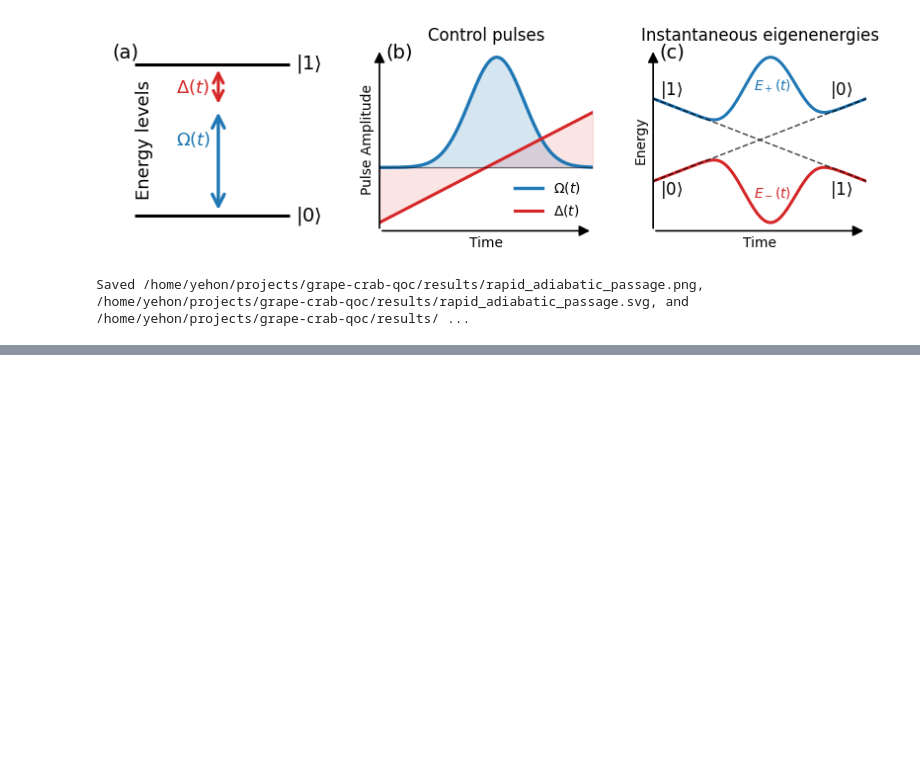
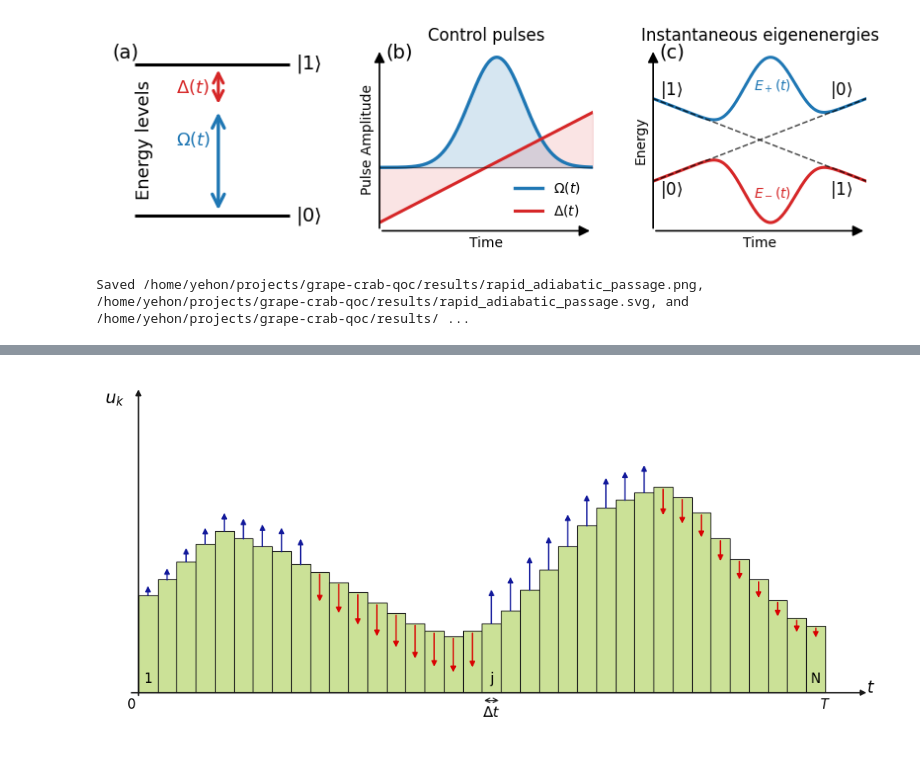
Before and after one commit to Zolti94/HB-GRAPE-qoc, a Jupyter notebook: notebooks/introduction_figs.ipynb, the cells around one changed output, grey strips where cells are left out. Drawn from its saved outputs; the diff is of its cells as text; code cells hidden in the pictures; blank space fills up the shorter version.

```diff
--- a/notebooks/introduction_figs.ipynb
+++ b/notebooks/introduction_figs.ipynb
@@ -281,0 +286,86 @@ Saved /home/yehon/projects/grape-crab-qoc/results/rapid_adiabatic_passage.png, /
+# %%
+import numpy as np
+import matplotlib.pyplot as plt
+
+# Visualize the piecewise-constant control updates in GRAPE
+amps = np.array([
+    0.38, 0.44, 0.51, 0.58, 0.63, 0.60, 0.57, 0.55, 0.50, 0.47,
+    0.43, 0.39, 0.35, 0.31, 0.27, 0.24, 0.22, 0.24, 0.27, 0.32,
+    0.40, 0.48, 0.57, 0.65, 0.72, 0.75, 0.78, 0.80, 0.76, 0.70,
+    0.60, 0.52, 0.44, 0.36, 0.29, 0.26
+])
+directions = np.sign(np.sin(np.linspace(0, 4 * np.pi, len(amps))))
+
+n_bins = len(amps)
+width = 1.0 / n_bins
+edges = np.linspace(0.0, 1.0, n_bins, endpoint=False)
+fig, ax = plt.subplots(figsize=(10, 5))
+FIG_GRAPE_PULSE = fig
+fig.patch.set_facecolor('white')
+ax.set_facecolor("#ffffff")
+
+norm = (amps - amps.min()) / (amps.max() - amps.min())
+bar_colors = plt.cm.viridis(0.2 + 0.6 * norm)
+ax.bar(
+    edges,
+    amps,
+    width=width,
+    align='edge',
+    color="#cbe197",
+    edgecolor='#1a1a1a',
+    linewidth=0.8
+)
+
+for idx, (amp, direction) in enumerate(zip(amps, directions)):
+    x_center = edges[idx] + 0.5 * width
+    if direction >= 0:
+        start_y = amp - 0.01
+        end_y = start_y  + np.sin(np.pi * (idx + 0.5) / n_bins) * 0.1 + 0.05
+        arrow_color = "#12199b"
+    else:
+        start_y = amp
+        end_y = start_y  - np.sin(np.pi * (idx + 0.5) / n_bins) * 0.1 - 0.05
+        arrow_color = "#d90202"
+    ax.annotate(
+        '',
+        xy=(x_center, end_y),
+        xytext=(x_center, start_y),
+        arrowprops=dict(arrowstyle='-|>', color=arrow_color, linewidth=1.2)
+    )
+
+axis_style = dict(arrowstyle='-|>', color='#1a1a1a', linewidth=1.4, shrinkA=0, shrinkB=0)
+ax.annotate('', xy=(1.06, 0.0), xytext=(-0.01, 0.0), arrowprops=axis_style)
+ax.annotate('', xy=(0.0, 1.18), xytext=(0.0, -0.01), arrowprops=axis_style)
+
+ax.text(1.06, 0.02, r'$t$', ha='left', va='center', fontsize=15)
+ax.text(-0.02, 1.14, r'$u_k$', ha='right', va='center', fontsize=15)
+ax.text(1.0, -0.02, r'$T$', ha='center', va='top', fontsize=12)
+ax.text(-0.01, -0.02, r'$0$', ha='center', va='top', fontsize=12)
+
+first_center = edges[0] + 0.5 * width
+mid_index = 18
+last_center = edges[-1] + 0.5 * width
+ax.text(first_center, 0.08, '1', ha='center', va='top', fontsize=12)
+ax.text(edges[mid_index] + 0.5 * width, 0.08, 'j', ha='center', va='top', fontsize=12)
+ax.text(last_center, 0.08, 'N', ha='center', va='top', fontsize=12)
+
+ax.annotate(
+    '',
+    xy=(edges[mid_index], -0.03),
+    xytext=(edges[mid_index] + width, -0.03),
+    arrowprops=dict(arrowstyle='<->', color='#1f1f1f', linewidth=1.0)
+)
+ax.text(edges[mid_index] + 0.5 * width, -0.05, r'$\Delta t$', ha='center', va='top', fontsize=13)
+
+ax.set_xlim(-0.05, 1.08)
+ax.set_ylim(-0.25, 1.22)
+ax.set_xticks([])
+ax.set_yticks([])
+for spine in ax.spines.values():
+    spine.set_visible(False)
+
+ax.margins(x=0)
+plt.tight_layout()
+plt.show()
+# %% [output]
+[figure, added]
```
Also changed, not shown: parts of 3 cells of this notebook.
